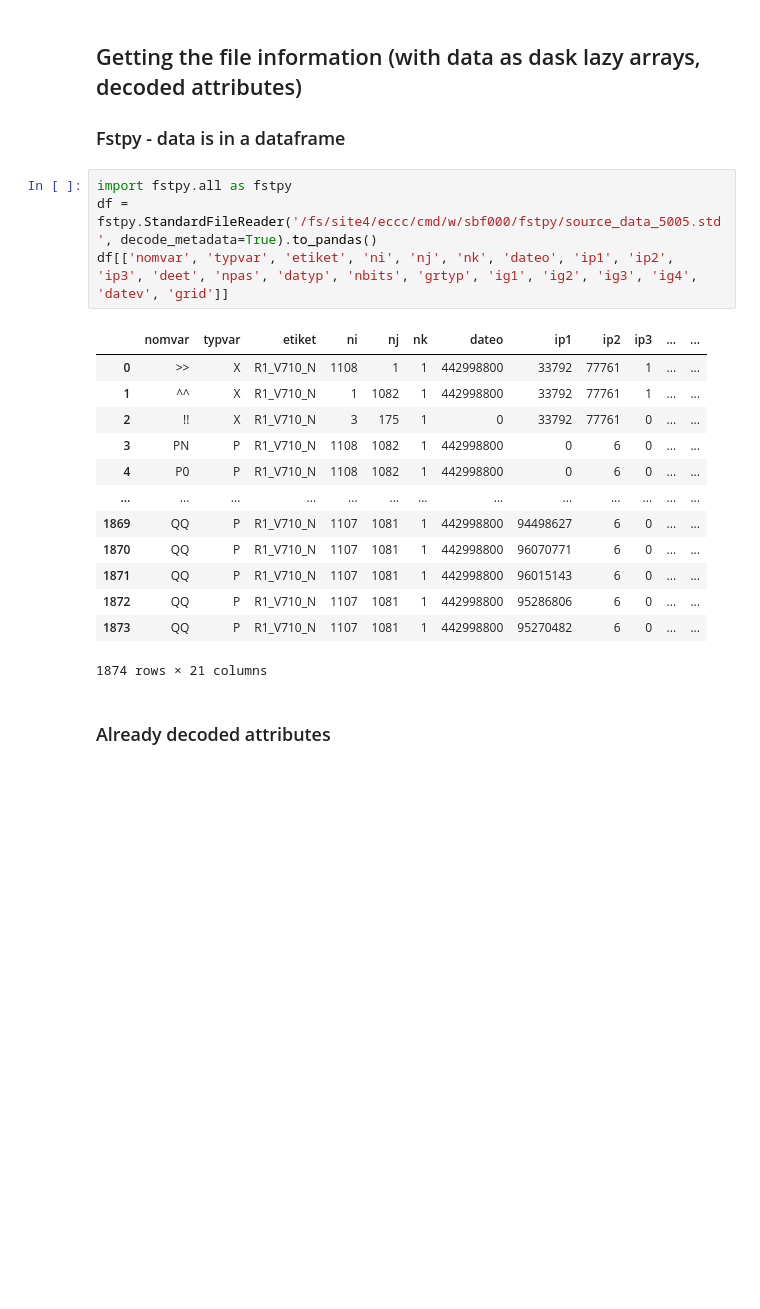
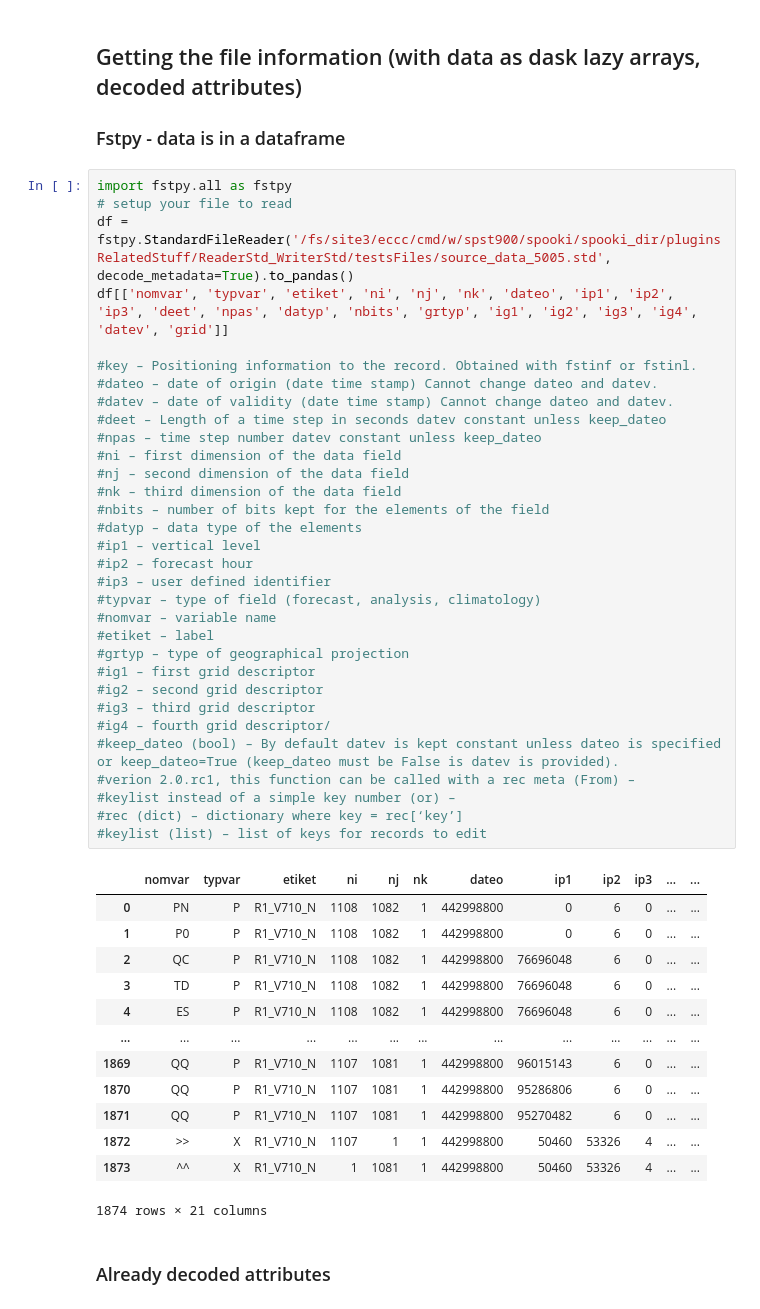
Before and after one commit to sebastiendfortier/fstpy, a Jupyter notebook: doc/Tutorial.ipynb, the cells around one changed output. Saved outputs shown, nothing was run; the diff lists cells and outputs as text; blank space fills up the shorter version.

```diff
--- a/doc/Tutorial.ipynb
+++ b/doc/Tutorial.ipynb
@@ -17,21 +32,49 @@ for rec in records[0:1]:
 ### Fstpy - data is in a dataframe
 # %%
 import fstpy.all as fstpy
-df = fstpy.StandardFileReader('/fs/site4/eccc/cmd/w/sbf000/fstpy/source_data_5005.std', decode_metadata=True).to_pandas()
+# setup your file to read
+df = fstpy.StandardFileReader('/fs/site3/eccc/cmd/w/spst900/spooki/spooki_dir/pluginsRelatedStuff/ReaderStd_WriterStd/testsFiles/source_data_5005.std', decode_metadata=True).to_pandas()
 df[['nomvar', 'typvar', 'etiket', 'ni', 'nj', 'nk', 'dateo', 'ip1', 'ip2', 'ip3', 'deet', 'npas', 'datyp', 'nbits', 'grtyp', 'ig1', 'ig2', 'ig3', 'ig4', 'datev', 'grid']]
+
+#key – Positioning information to the record. Obtained with fstinf or fstinl.
+#dateo – date of origin (date time stamp) Cannot change dateo and datev.
+#datev – date of validity (date time stamp) Cannot change dateo and datev.
+#deet – Length of a time step in seconds datev constant unless keep_dateo
+#npas – time step number datev constant unless keep_dateo
+#ni – first dimension of the data field
+#nj – second dimension of the data field
+#nk – third dimension of the data field
+#nbits – number of bits kept for the elements of the field
+#datyp – data type of the elements
+#ip1 – vertical level
+#ip2 – forecast hour
+#ip3 – user defined identifier
+#typvar – type of field (forecast, analysis, climatology)
+#nomvar – variable name
+#etiket – label
+#grtyp – type of geographical projection
+#ig1 – first grid descriptor
+#ig2 – second grid descriptor
+#ig3 – third grid descriptor
+#ig4 – fourth grid descriptor/
+#keep_dateo (bool) – By default datev is kept constant unless dateo is specified or keep_dateo=True (keep_dateo must be False is datev is provided).
+#verion 2.0.rc1, this function can be called with a rec meta (From) –
+#keylist instead of a simple key number (or) –
+#rec (dict) – dictionary where key = rec[‘key’]
+#keylist (list) – list of keys for records to edit
 # %% [output]
 |  | nomvar | typvar | etiket | ni | nj | nk | dateo | ip1 | ip2 | ip3 | ... | ... |
-| 0 | >> | X | R1_V710_N | 1108 | 1 | 1 | 442998800 | 33792 | 77761 | 1 | ... | ... |
-| 1 | ^^ | X | R1_V710_N | 1 | 1082 | 1 | 442998800 | 33792 | 77761 | 1 | ... | ... |
-| 2 | !! | X | R1_V710_N | 3 | 175 | 1 | 0 | 33792 | 77761 | 0 | ... | ... |
-| 3 | PN | P | R1_V710_N | 1108 | 1082 | 1 | 442998800 | 0 | 6 | 0 | ... | ... |
-| 4 | P0 | P | R1_V710_N | 1108 | 1082 | 1 | 442998800 | 0 | 6 | 0 | ... | ... |
+| 0 | PN | P | R1_V710_N | 1108 | 1082 | 1 | 442998800 | 0 | 6 | 0 | ... | ... |
+| 1 | P0 | P | R1_V710_N | 1108 | 1082 | 1 | 442998800 | 0 | 6 | 0 | ... | ... |
+| 2 | QC | P | R1_V710_N | 1108 | 1082 | 1 | 442998800 | 76696048 | 6 | 0 | ... | ... |
+| 3 | TD | P | R1_V710_N | 1108 | 1082 | 1 | 442998800 | 76696048 | 6 | 0 | ... | ... |
+| 4 | ES | P | R1_V710_N | 1108 | 1082 | 1 | 442998800 | 76696048 | 6 | 0 | ... | ... |
 | ... | ... | ... | ... | ... | ... | ... | ... | ... | ... | ... | ... | ... |
-| 1869 | QQ | P | R1_V710_N | 1107 | 1081 | 1 | 442998800 | 94498627 | 6 | 0 | ... | ... |
-| 1870 | QQ | P | R1_V710_N | 1107 | 1081 | 1 | 442998800 | 96070771 | 6 | 0 | ... | ... |
-| 1871 | QQ | P | R1_V710_N | 1107 | 1081 | 1 | 442998800 | 96015143 | 6 | 0 | ... | ... |
-| 1872 | QQ | P | R1_V710_N | 1107 | 1081 | 1 | 442998800 | 95286806 | 6 | 0 | ... | ... |
-| 1873 | QQ | P | R1_V710_N | 1107 | 1081 | 1 | 442998800 | 95270482 | 6 | 0 | ... | ... |
+| 1869 | QQ | P | R1_V710_N | 1107 | 1081 | 1 | 442998800 | 96015143 | 6 | 0 | ... | ... |
+| 1870 | QQ | P | R1_V710_N | 1107 | 1081 | 1 | 442998800 | 95286806 | 6 | 0 | ... | ... |
+| 1871 | QQ | P | R1_V710_N | 1107 | 1081 | 1 | 442998800 | 95270482 | 6 | 0 | ... | ... |
+| 1872 | >> | X | R1_V710_N | 1107 | 1 | 1 | 442998800 | 50460 | 53326 | 4 | ... | ... |
+| 1873 | ^^ | X | R1_V710_N | 1 | 1081 | 1 | 442998800 | 50460 | 53326 | 4 | ... | ... |
 1874 rows × 21 columns
 # %% [markdown]
 ### Already decoded attributes
```
Also changed, not shown: parts of 47 cells of this notebook.
